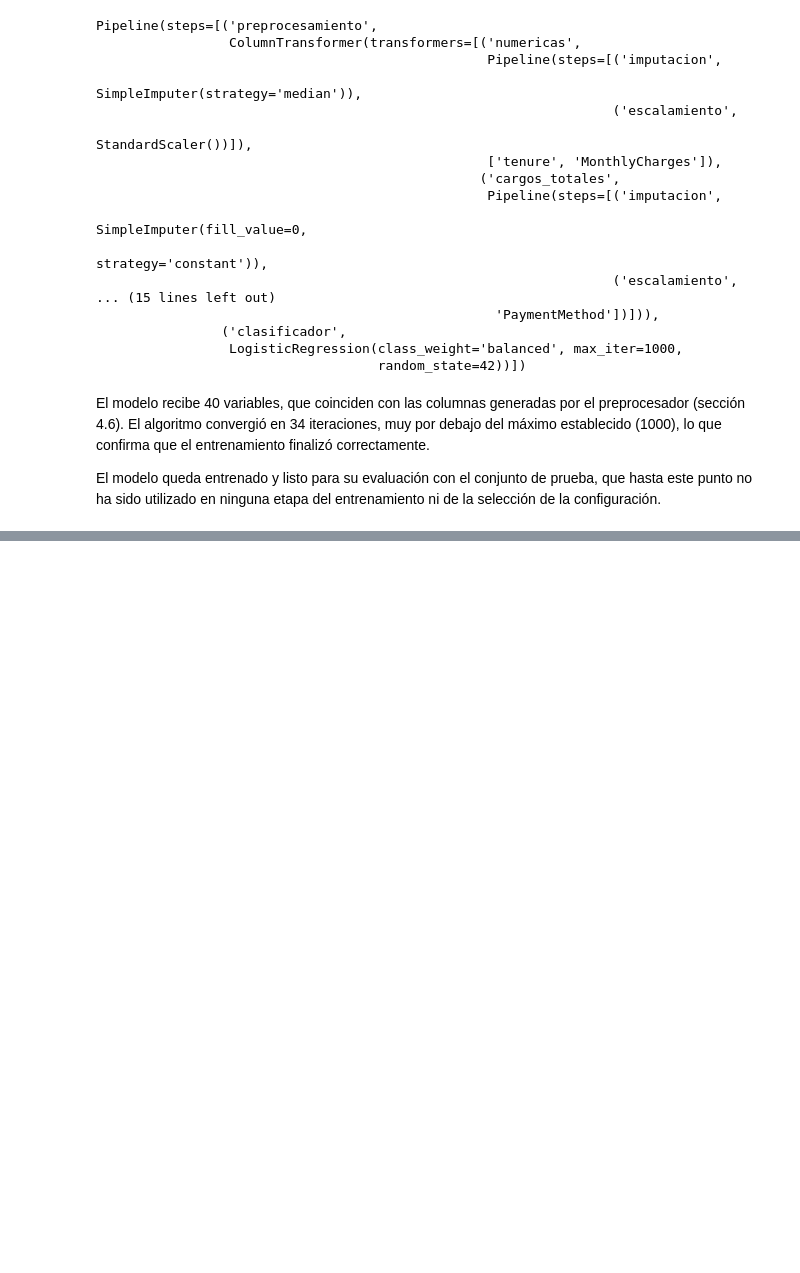
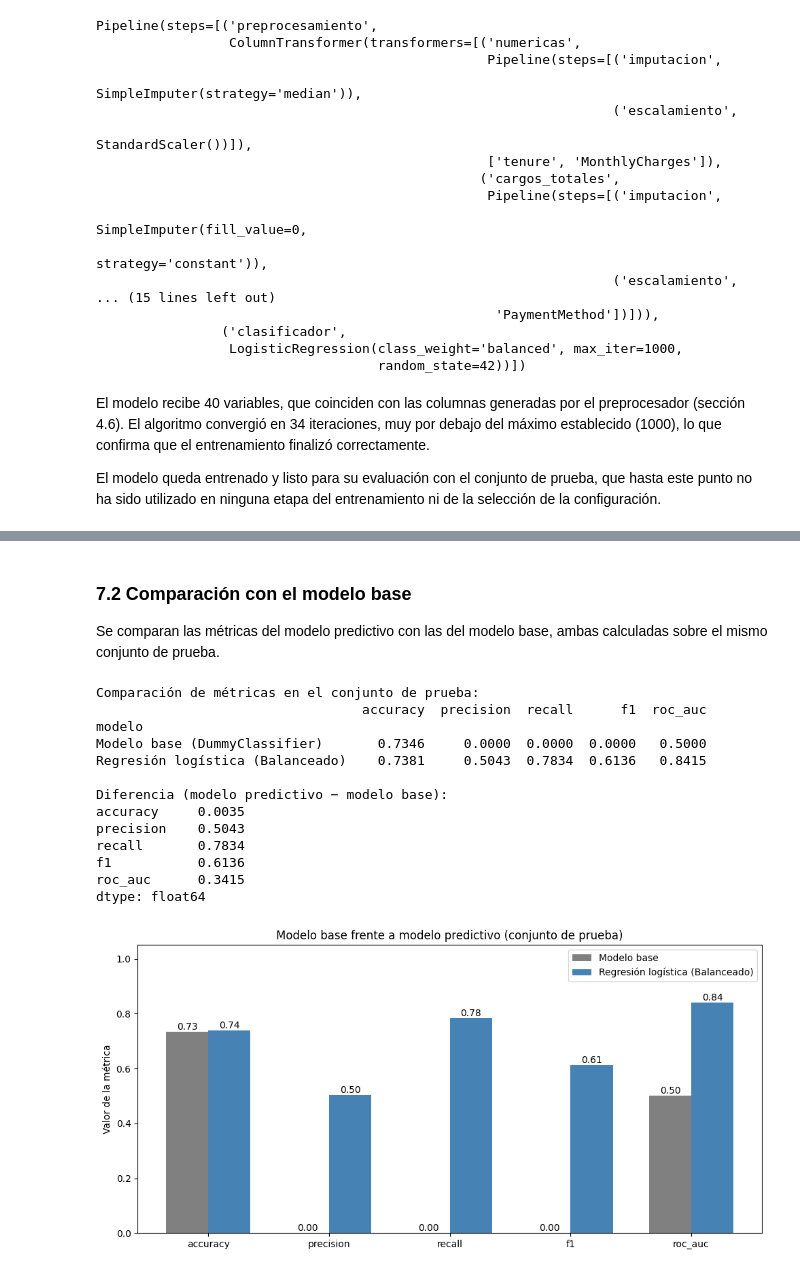
Before and after one commit to Alexa0723/Proyecto_Modelos1, a Jupyter notebook: fase-1/Fase_1_Modelo_Predictivo.ipynb, the cells around one changed output, grey strips where cells are left out. Cells and saved outputs as stored; diff of their text form; code cells hidden in the pictures; blank space fills up the shorter version.

```diff
--- a/fase-1/Fase_1_Modelo_Predictivo.ipynb
+++ b/fase-1/Fase_1_Modelo_Predictivo.ipynb
@@ -1563,0 +1663,63 @@ entrenamiento ni de la selección de la configuración.
+# %% [markdown]
+### 7.2 Comparación con el modelo base
+
+Se comparan las métricas del modelo predictivo con las del modelo base,
+ambas calculadas sobre el mismo conjunto de prueba.
+# %%
+# 7.2 Comparación con el modelo base
+
+metricas_comparacion = ["accuracy", "precision", "recall", "f1", "roc_auc"]
+
+tabla_comparacion = pd.DataFrame([resultados_modelo_base, resultados_modelo_predictivo])
+tabla_comparacion = tabla_comparacion.set_index("modelo")
+
+print("Comparación de métricas en el conjunto de prueba:")
+print(tabla_comparacion.round(4))
+print()
+
+diferencias = tabla_comparacion.loc[nombre_modelo_predictivo] - tabla_comparacion.loc["Modelo base (DummyClassifier)"]
+print("Diferencia (modelo predictivo − modelo base):")
+print(diferencias.round(4))
+
+# Gráfico de barras agrupadas
+valores_modelo_base = []
+valores_modelo_predictivo = []
+for nombre_metrica in metricas_comparacion:
+    valores_modelo_base.append(resultados_modelo_base[nombre_metrica])
+    valores_modelo_predictivo.append(resultados_modelo_predictivo[nombre_metrica])
+
+posiciones = np.arange(len(metricas_comparacion))
+ancho_barra = 0.35
+
+figura, eje = plt.subplots(figsize=(10, 5))
+barras_base = eje.bar(posiciones - ancho_barra / 2, valores_modelo_base, ancho_barra,
+                      label="Modelo base", color="gray")
+barras_predictivo = eje.bar(posiciones + ancho_barra / 2, valores_modelo_predictivo, ancho_barra,
+                            label=nombre_modelo_predictivo, color="steelblue")
+
+eje.bar_label(barras_base, fmt="%.2f")
+eje.bar_label(barras_predictivo, fmt="%.2f")
+
+eje.set_xticks(posiciones)
+eje.set_xticklabels(metricas_comparacion)
+eje.set_ylim(0, 1.05)
+eje.set_ylabel("Valor de la métrica")
+eje.set_title("Modelo base frente a modelo predictivo (conjunto de prueba)")
+eje.legend()
+plt.tight_layout()
+plt.show()
+# %% [output]
+Comparación de métricas en el conjunto de prueba:
+                                  accuracy  precision  recall      f1  roc_auc
+modelo
+Modelo base (DummyClassifier)       0.7346     0.0000  0.0000  0.0000   0.5000
+Regresión logística (Balanceado)    0.7381     0.5043  0.7834  0.6136   0.8415
+
+Diferencia (modelo predictivo − modelo base):
+accuracy     0.0035
+precision    0.5043
+recall       0.7834
+f1           0.6136
+roc_auc      0.3415
+dtype: float64
+[figure, added]
```
Also changed, not shown: parts of 15 cells of this notebook.
